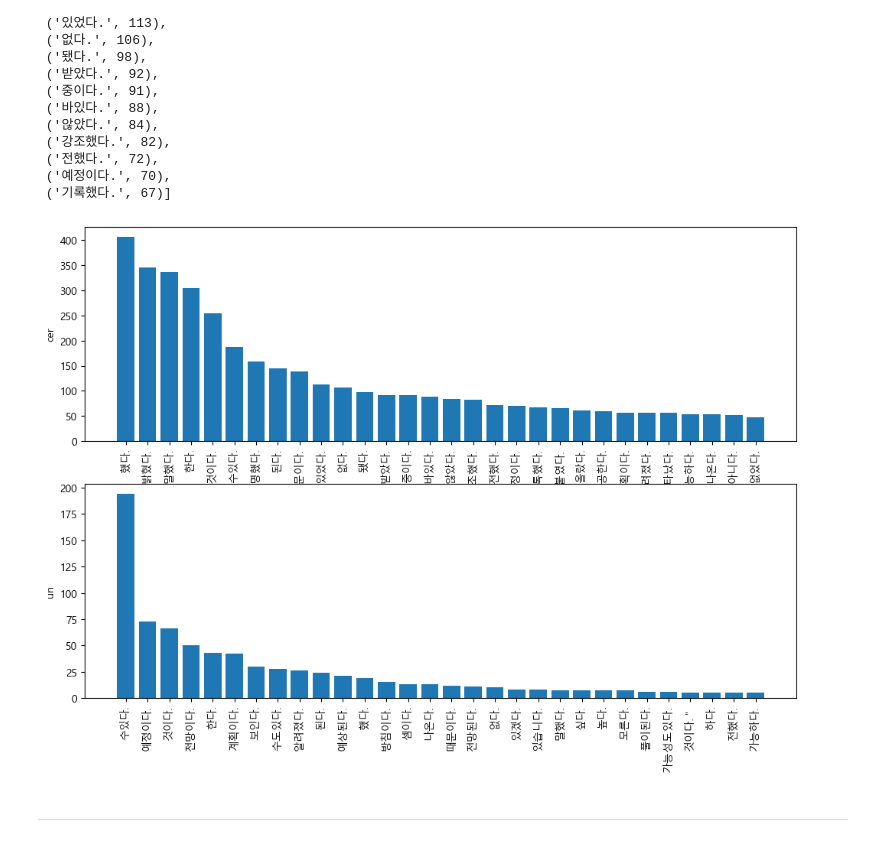
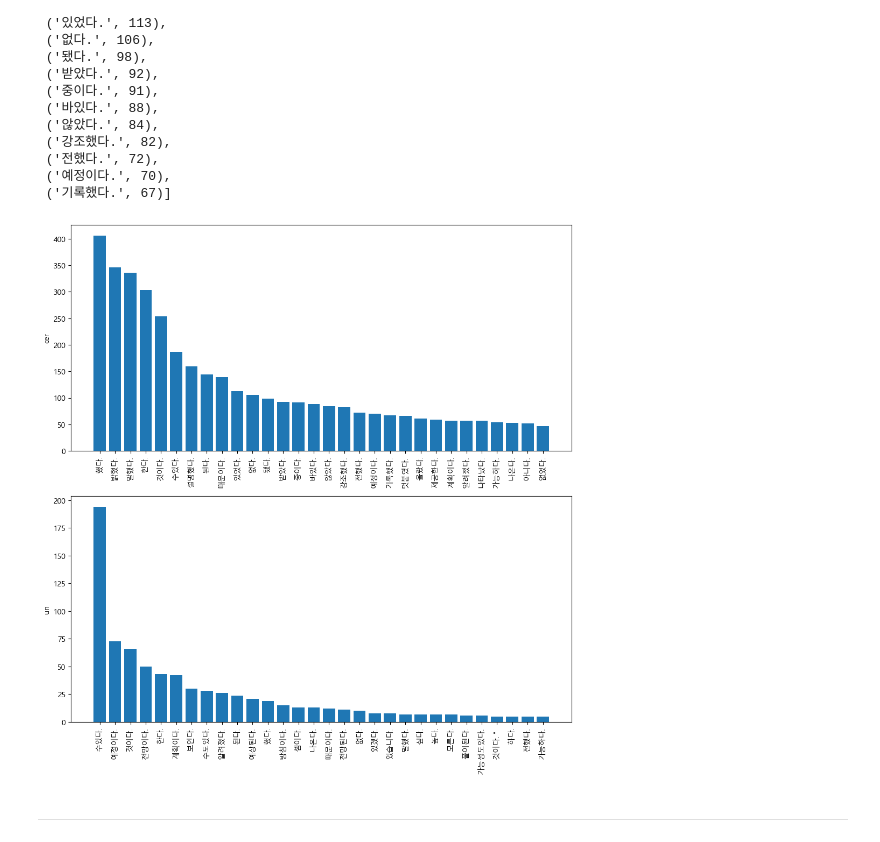
Before and after one commit to tmdqja75/ml_nlp_project, a Jupyter notebook: sentence_classify.ipynb, the cells around one changed output. Cells and saved outputs as stored; diff of their text form; code cells hidden in the pictures.

```diff
--- a/sentence_classify.ipynb
+++ b/sentence_classify.ipynb
@@ -30,7 +33,7 @@ elif platform.system() == "Windows":
 else:
     print("Unknown system.")
 # %%
-raw = pd.read_csv('../data/train.csv')
+raw = pd.read_csv('../ML_project/data/train.csv')
 raw
 # %% [output]
 |  | ID | 문장 | 유형 | 극성 | 시제 | 확실성 | label |
@@ -539,20 +542,20 @@ y_cer = [tu[1] for tu in count_last_word_cer.most_common(30)]
 x_un = [tu[0] for tu in count_last_word_un.most_common(30)]
 y_un = [tu[1] for tu in count_last_word_un.most_common(30)]
 # %%
-fig = plt.figure(figsize=(12,8))
+fig = plt.figure(figsize=(12,12))
 fig.add_subplot(211)
 plt.bar(x_cer, y_cer)
 plt.xticks(rotation=90)
 plt.ylabel("cer")
 
 fig.add_subplot(212)
 plt.bar(x_un, y_un)
 plt.xticks(rotation=90)
 plt.ylabel("un")
 
 plt.show()
 # %% [output]
-[figure, old version]
+[figure, new version]
 # %% [markdown]
 ---
 # %% [markdown]
```
Also changed, not shown: parts of 76 cells of this notebook.
